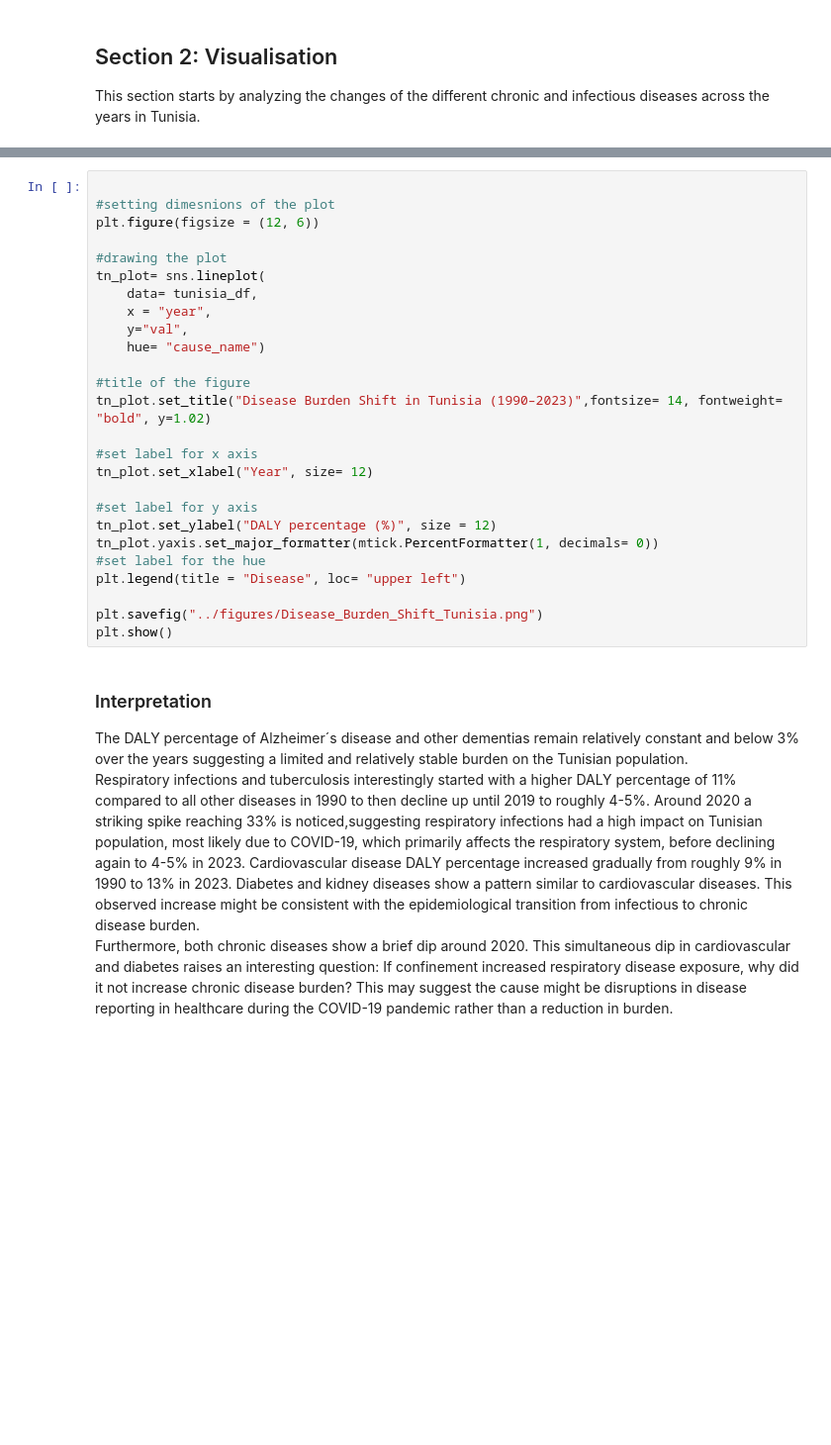
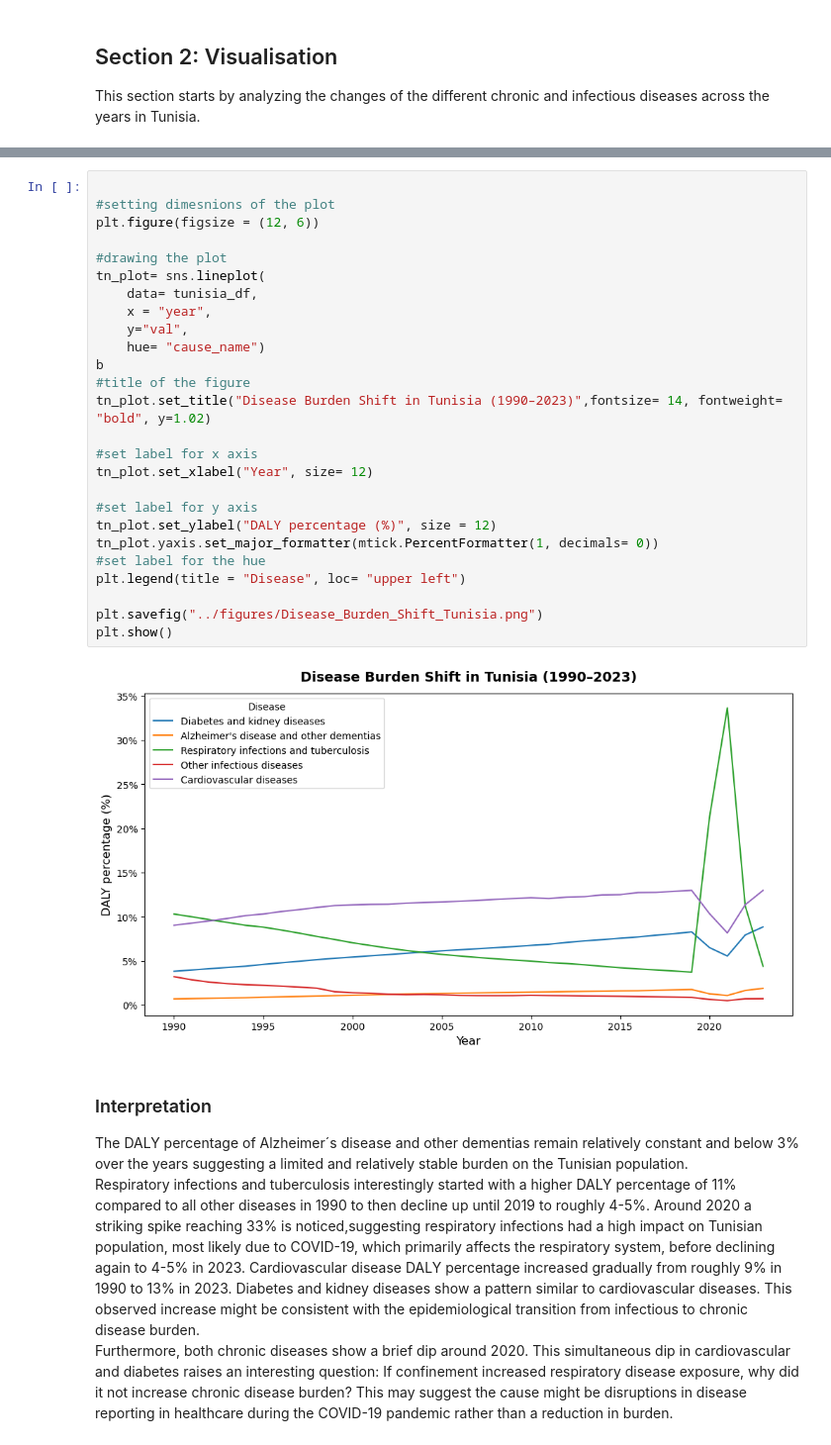
Before and after one commit to Sarra4299/mediterranean-gbd-transition, a Jupyter notebook: scripts/eda-gbd.ipynb, the cells around one changed output, grey strips where cells are left out. Shown at 99% size. Saved outputs shown, nothing was run; the diff lists cells and outputs as text; blank space fills up the shorter version.

```diff
--- a/scripts/eda-gbd.ipynb
+++ b/scripts/eda-gbd.ipynb
@@ -46,29 +110,31 @@ tunisia_df.head()
 # %%
 
 #setting dimesnions of the plot
 plt.figure(figsize = (12, 6))
 
 #drawing the plot
 tn_plot= sns.lineplot(
     data= tunisia_df,
     x = "year",
     y="val",
     hue= "cause_name")
-
+b
 #title of the figure
 tn_plot.set_title("Disease Burden Shift in Tunisia (1990–2023)",fontsize= 14, fontweight= "bold", y=1.02)
 
 #set label for x axis
 tn_plot.set_xlabel("Year", size= 12)
 
 #set label for y axis
 tn_plot.set_ylabel("DALY percentage (%)", size = 12)
 tn_plot.yaxis.set_major_formatter(mtick.PercentFormatter(1, decimals= 0))
 #set label for the hue
 plt.legend(title = "Disease", loc= "upper left")
 
 plt.savefig("../figures/Disease_Burden_Shift_Tunisia.png")
 plt.show()
+# %% [output]
+[figure, added]
 # %% [markdown]
 ### Interpretation
 The DALY percentage of Alzheimer´s disease and other dementias remain relatively constant and below 3% over the years suggesting a limited and relatively stable burden on the Tunisian population.
```
Also changed, not shown: parts of 17 cells of this notebook.
